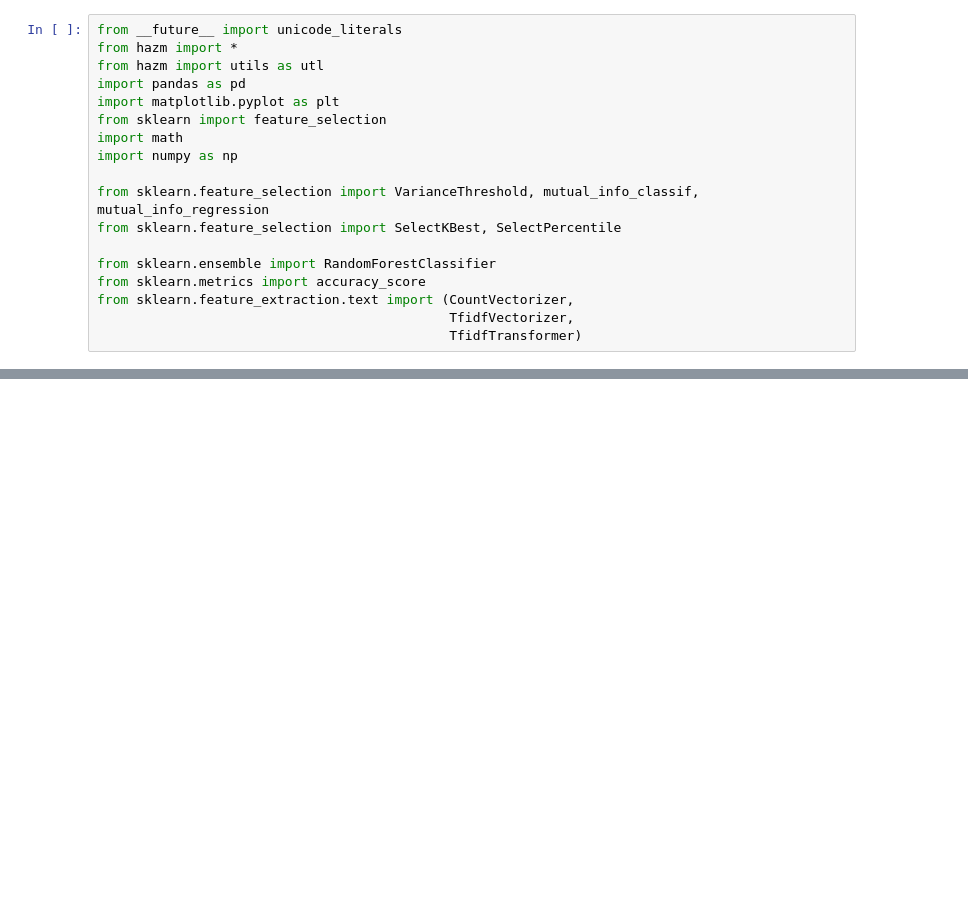
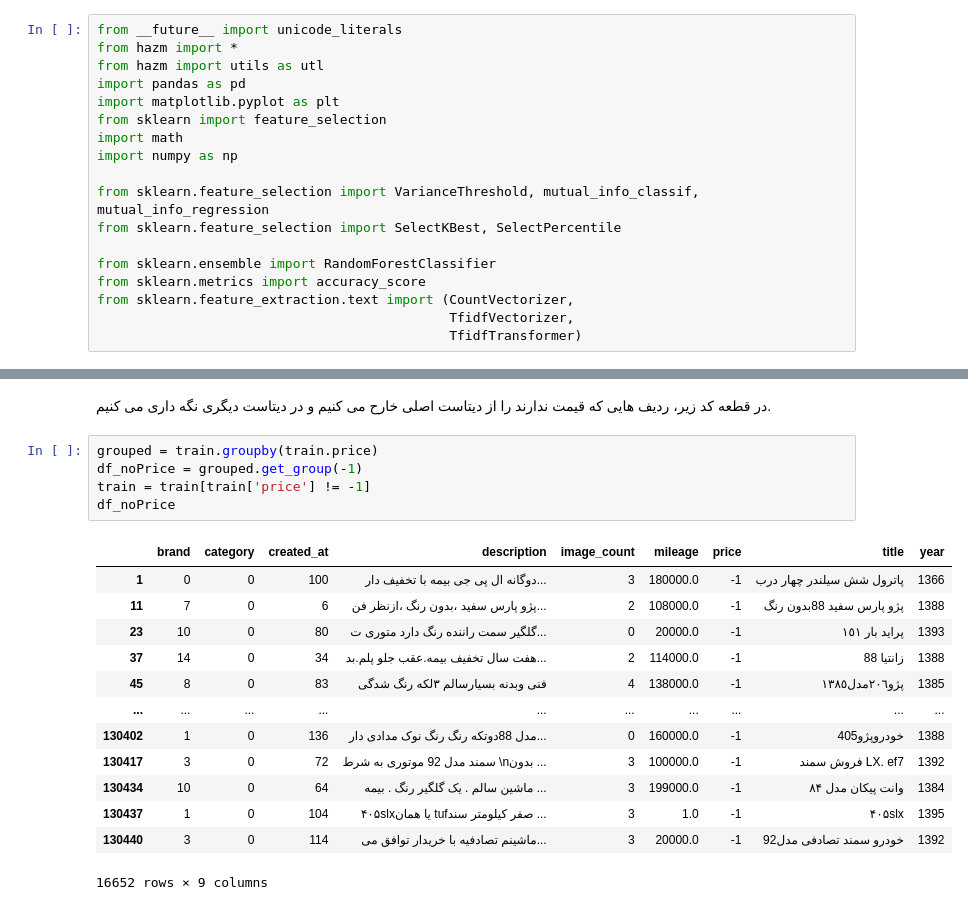
Before and after one commit to alirezasalamat/AI-CarPricePrediction, a Jupyter notebook: CarPricePrediction.ipynb, the cells around one changed output, grey strips where cells are left out. Cells and saved outputs as stored; diff of their text form; blank space fills up the shorter version.

```diff
--- a/CarPricePrediction.ipynb
+++ b/CarPricePrediction.ipynb
@@ -61,3 +98,26 @@ for i in train['brand'].unique():
     brand_dict.update({i:index})
     index += 1
 train['brand'] = train['brand'].replace(brand_dict)
+# %% [markdown]
+<div dir='rtl'>
+   در قطعه کد زیر، ردیف هایی که قیمت ندارند را از دیتاست اصلی خارح می کنیم و در دیتاست دیگری نگه داری می کنیم.
+</div>
+# %%
+grouped = train.groupby(train.price)
+df_noPrice = grouped.get_group(-1)
+train = train[train['price'] != -1]
+df_noPrice
+# %% [output]
+|  | brand | category | created_at | description | image_count | mileage | price | title | year |
+| 1 | 0 | 0 | 100 | دوگانه ال پی جی بیمه با تخفیف دار... | 3 | 180000.0 | -1 | پاترول شش سیلندر چهار درب | 1366 |
+| 11 | 7 | 0 | 6 | پژو پارس سفید ،بدون رنگ ،ازنظر فن... | 2 | 108000.0 | -1 | پژو پارس سفید 88بدون رنگ | 1388 |
+| 23 | 10 | 0 | 80 | گلگیر سمت راننده رنگ دارد متوری ت... | 0 | 20000.0 | -1 | پراید بار ١٥١ | 1393 |
+| 37 | 14 | 0 | 34 | هفت سال تخفیف بیمه.عقب جلو پلم.بد... | 2 | 114000.0 | -1 | زانتیا 88 | 1388 |
+| 45 | 8 | 0 | 83 | فنى وبدنه بسیارسالم ٣لکه رنگ شدگى | 4 | 138000.0 | -1 | پژو٢٠٦مدل١٣٨٥ | 1385 |
+| ... | ... | ... | ... | ... | ... | ... | ... | ... | ... |
+| 130402 | 1 | 0 | 136 | مدل 88دوتکه رنگ رنگ نوک مدادی دار... | 0 | 160000.0 | -1 | خودروپژو405 | 1388 |
+| 130417 | 3 | 0 | 72 | سمند مدل 92 موتوری به شرط \nبدون ... | 3 | 100000.0 | -1 | فروش سمند LX. ef7 | 1392 |
+| 130434 | 10 | 0 | 64 | ماشین سالم . یک گلگیر رنگ . بیمه ... | 3 | 199000.0 | -1 | وانت پیکان مدل ۸۴ | 1384 |
+| 130437 | 1 | 0 | 104 | ۴۰۵slxیا همان tufصفر کیلومتر سند ... | 3 | 1.0 | -1 | ۴۰۵slx | 1395 |
+| 130440 | 3 | 0 | 114 | ماشینم تصادفیه با خریدار توافق می... | 3 | 20000.0 | -1 | خودرو سمند تصادفی مدل92 | 1392 |
+16652 rows × 9 columns
```
Also changed, not shown: parts of 43 cells of this notebook.
